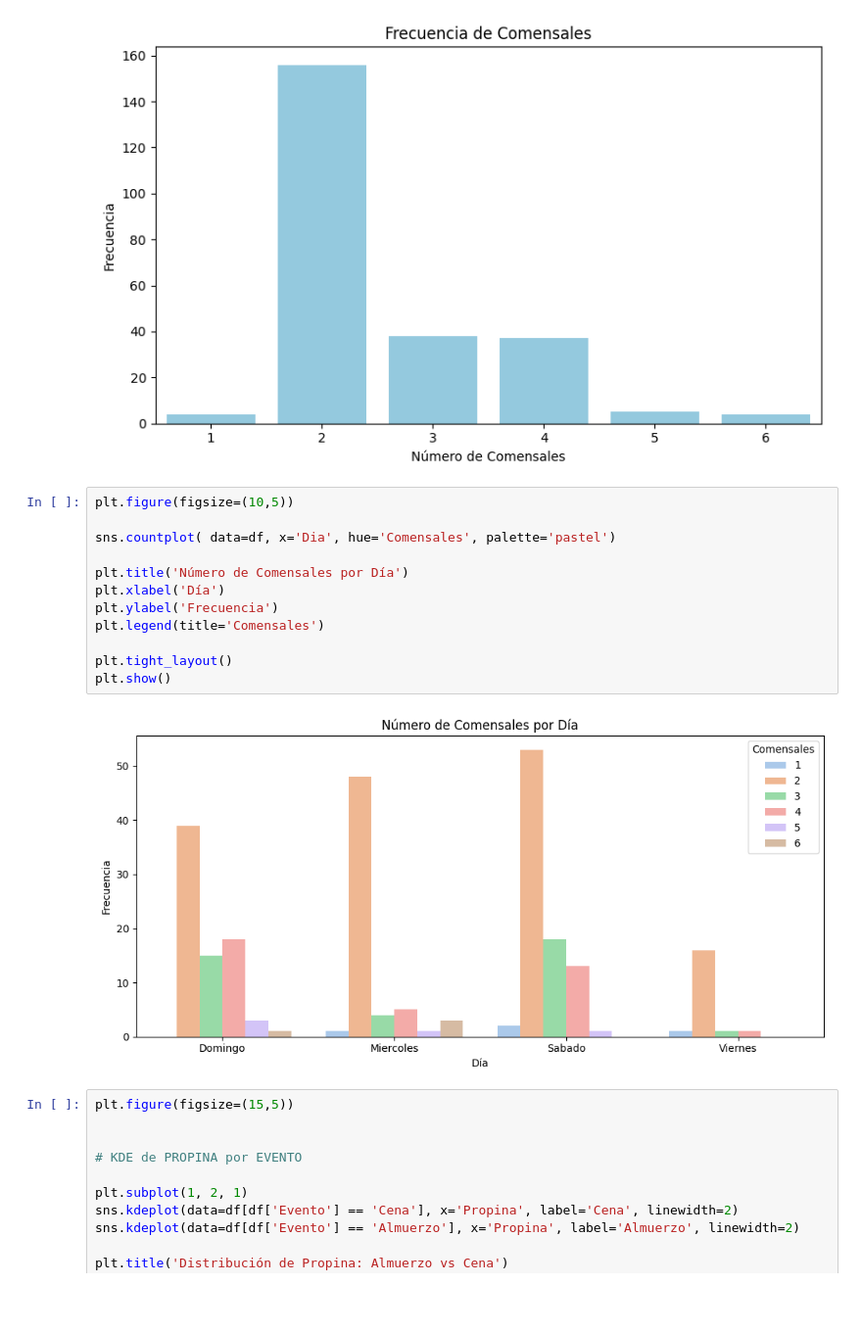
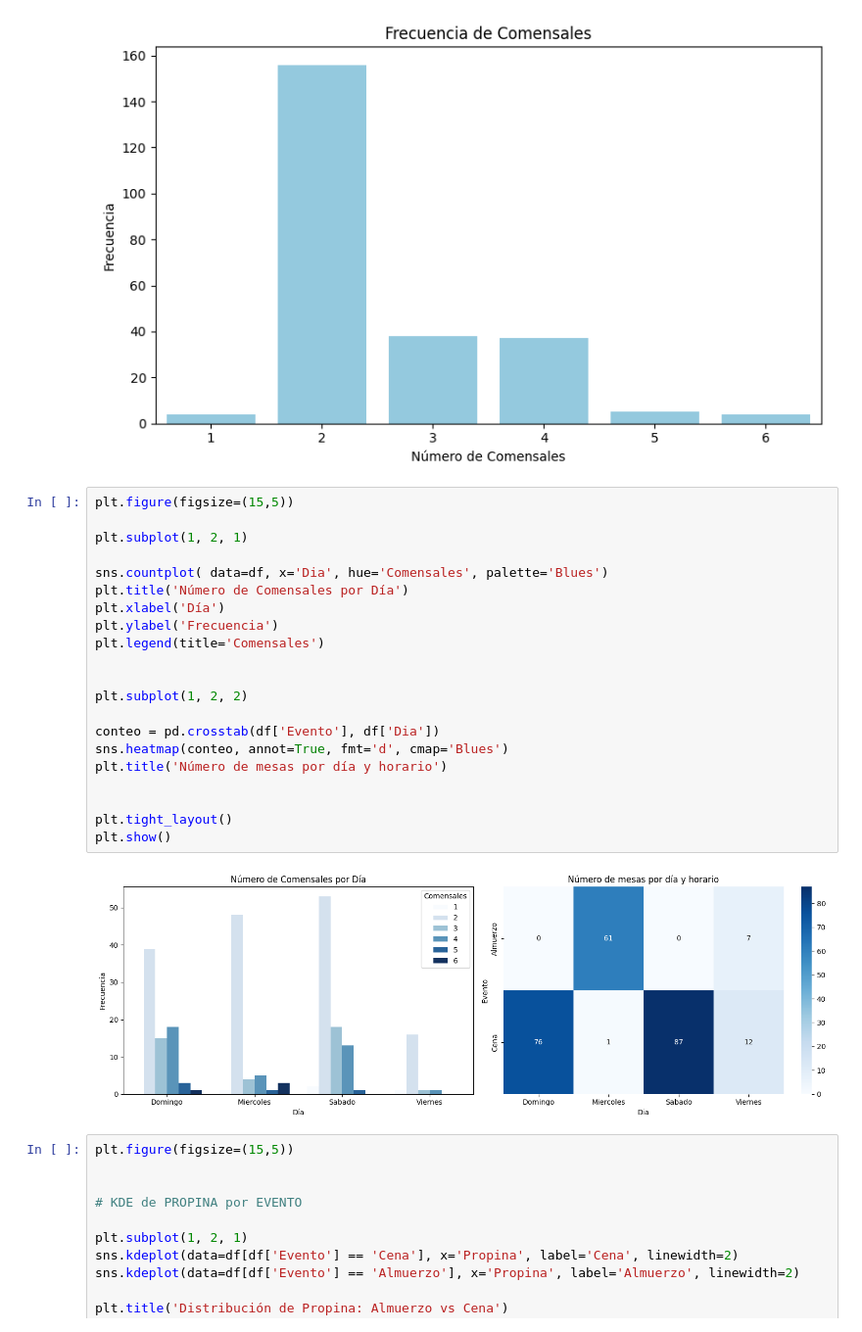
Before and after one commit to MarcoCasSir/LaboratorioDataScience, a Jupyter notebook: act3/tips_marco_casati.ipynb, the cells around one changed output. Shown at 98% size. Drawn from its saved outputs; the diff is of its cells as text; blank space fills up the shorter version.

```diff
--- a/act3/tips_marco_casati.ipynb
+++ b/act3/tips_marco_casati.ipynb
@@ -596,19 +596,28 @@ plt.show()
 # %% [output]
 [figure]
 # %%
-plt.figure(figsize=(10,5))
+plt.figure(figsize=(15,5))
 
-sns.countplot( data=df, x='Dia', hue='Comensales', palette='pastel')
+plt.subplot(1, 2, 1)
 
+sns.countplot( data=df, x='Dia', hue='Comensales', palette='Blues')
 plt.title('Número de Comensales por Día')
 plt.xlabel('Día')
 plt.ylabel('Frecuencia')
 plt.legend(title='Comensales')
 
+
+plt.subplot(1, 2, 2)
+
+conteo = pd.crosstab(df['Evento'], df['Dia'])
+sns.heatmap(conteo, annot=True, fmt='d', cmap='Blues')
+plt.title('Número de mesas por día y horario')
+
+
 plt.tight_layout()
 plt.show()
 # %% [output]
-[figure, old version]
+[figure, new version]
 # %%
 plt.figure(figsize=(15,5))
 
```
Also changed, not shown: parts of 12 cells of this notebook.
